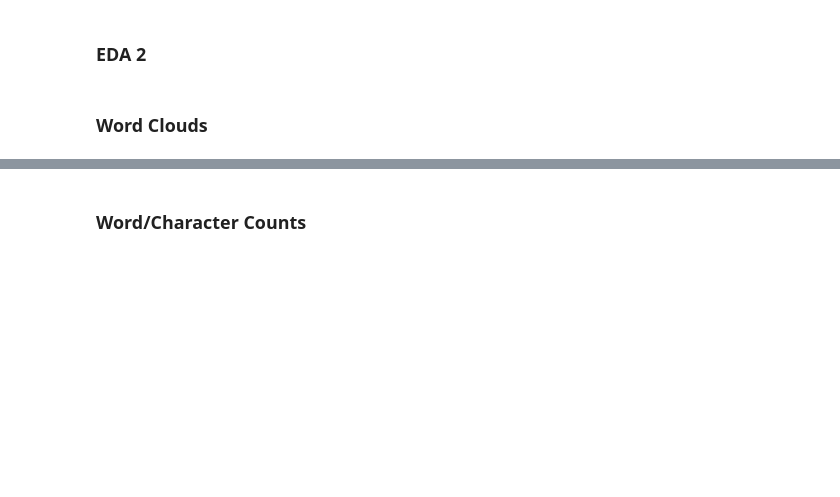
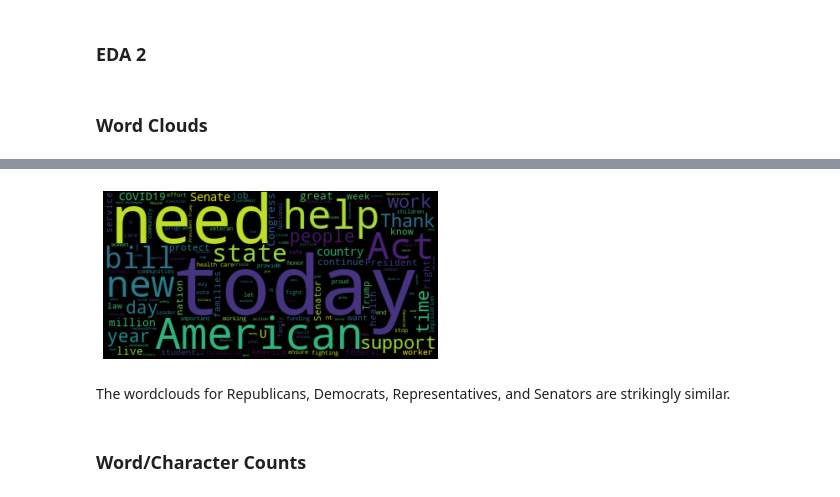
Before and after one commit to ireminal/CSS_Project5_Group1, a Jupyter notebook: Project 5 Student.ipynb, the cells around one changed output, grey strips where cells are left out. Drawn from its saved outputs; the diff is of its cells as text; code cells hidden in the pictures; blank space fills up the shorter version.

```diff
--- a/Project 5 Student.ipynb
+++ b/Project 5 Student.ipynb
@@ -276,3 +273,14 @@ plt.show()
+# %%
+# Senate wordcloud
+
+wordcloud = WordCloud().generate(s_text)
+plt.imshow(wordcloud, interpolation = 'bilinear')
+plt.axis('off')
+plt.show()
+# %% [output]
+[figure, added]
+# %% [markdown]
+The wordclouds for Republicans, Democrats, Representatives, and Senators are strikingly similar.
 # %% [markdown]
 ### Word/Character Counts
 # %%
```
Also changed, not shown: parts of 41 cells of this notebook.
